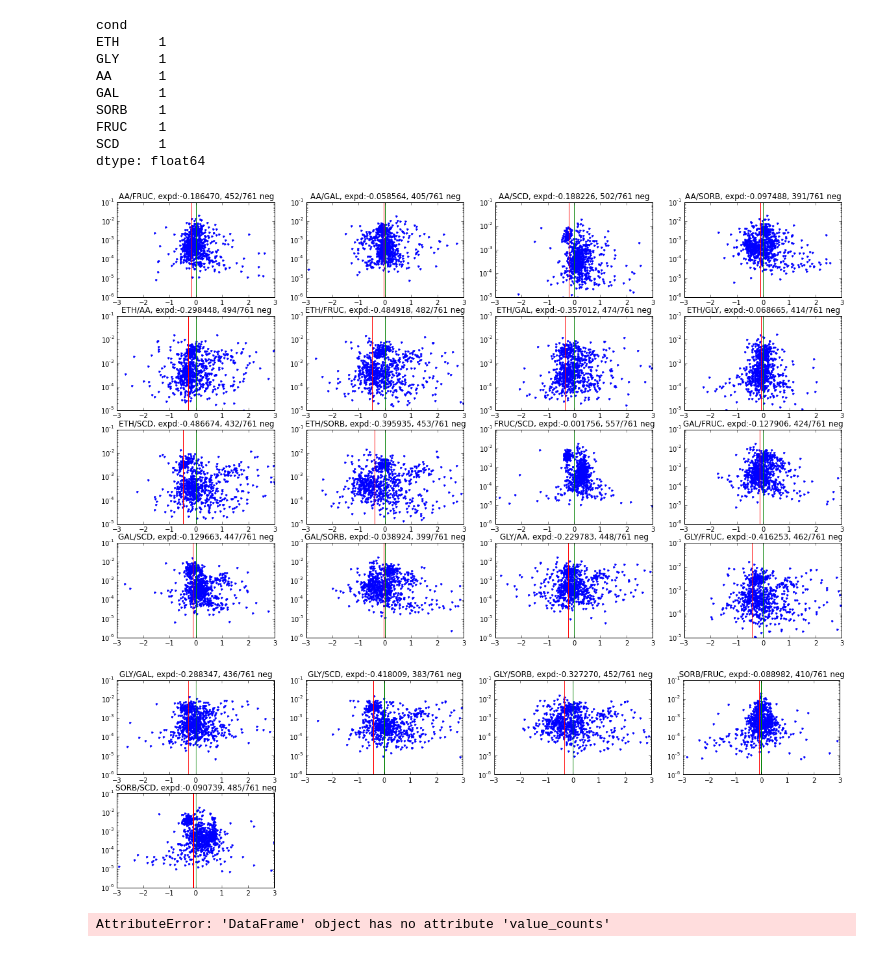
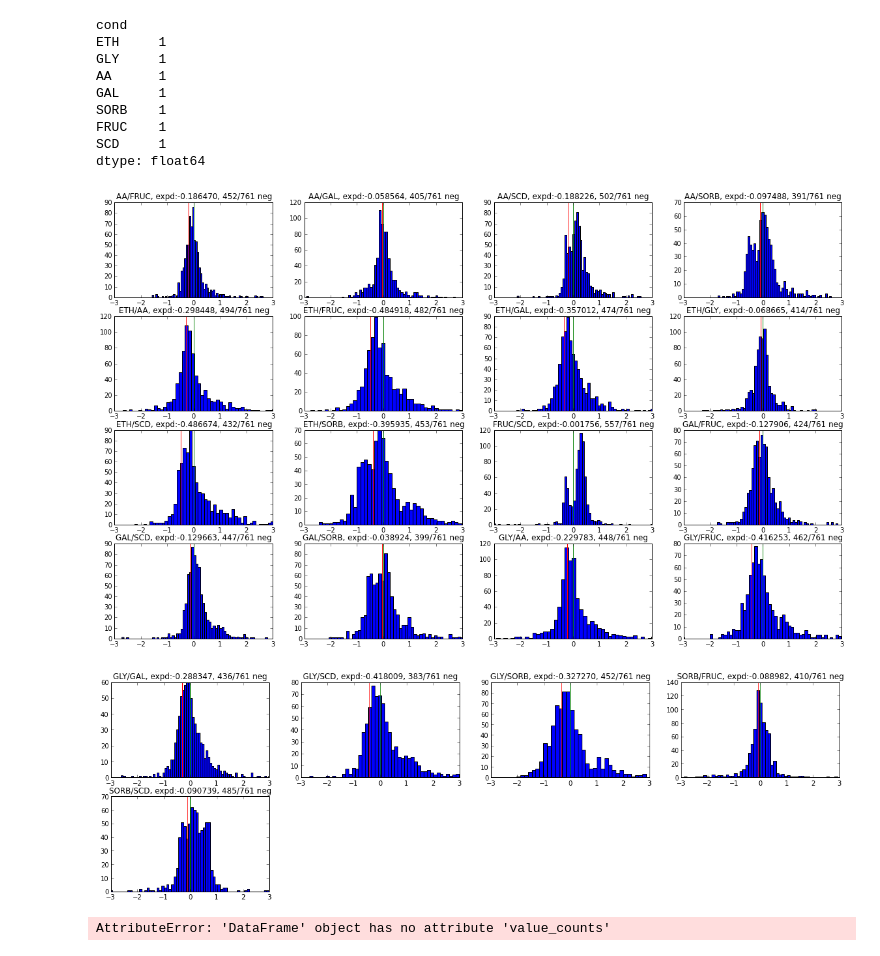
Before and after one commit to uriba/proteome-analysis, a Jupyter notebook: Untitled1.ipynb, the cells around one changed output. Saved outputs shown, nothing was run; the diff lists cells and outputs as text; code cells hidden in the pictures.

Commit message:
Histograms for every pair of conditions in Cerevisae.

```diff
--- a/Untitled1.ipynb
+++ b/Untitled1.ipynb
@@ -229,37 +239,36 @@ for index,i in cerevisae_prots.iterrows():
     if i.min()>0.0000001:
 	high_values = high_values.append(i)
 
 coli_data_pairs = {}
 coli_data_vals = {}
 for i in iter.combinations(high_values.columns,2):
     #if (gr[i[0]]/gr[i[1]])<0.5:
     est = log((alpha*gr[i[0]] + beta)/(alpha*gr[i[1]] + beta))
     coli_data_pairs[i]= log(high_values[i[0]] / high_values[i[1]])
     coli_data_vals[i]=(high_values[i[0]] + high_values[i[1]])/2
 coli_data_pairs = pd.DataFrame(coli_data_pairs)
 coli_data_vals = pd.DataFrame(coli_data_vals)
 xs = linspace(-4,4,100)
 i = 1
 for col in coli_data_pairs.columns:
     num = len(coli_data_pairs[col])
     est = log((alpha*gr[col[0]] + beta)/(alpha*gr[col[1]] + beta))
     subplot(4,4,i)
-    plot(coli_data_pairs[col],coli_data_vals[col],'.')
+    hist(coli_data_pairs[col],80)
     axvline(est,color='r')
     axvline(0,color='g')
     xlim(-3,3)
-    yscale('log')
     val_counts = sign(coli_data_pairs[col]).value_counts()
     title("%s/%s, expd:%f, %d/%d neg" % (col[0],col[1],est, val_counts[0],num))
     i = i+1
     if i == 17:
 	savefig('%svs%shist.png' % (col[0],col[1]))
 	figure()
 	i = 1
 savefig('last.png')
 # %% [output]
-[figure, old version]
+[figure, new version]
-[figure, old version]
+[figure, new version]
 # %%
 t = pd.DataFrame(columns=['temp'])
 sign(cerevisae_prots[[0]]).value_counts()
```
Also changed, not shown: parts of 1 cell of this notebook.
